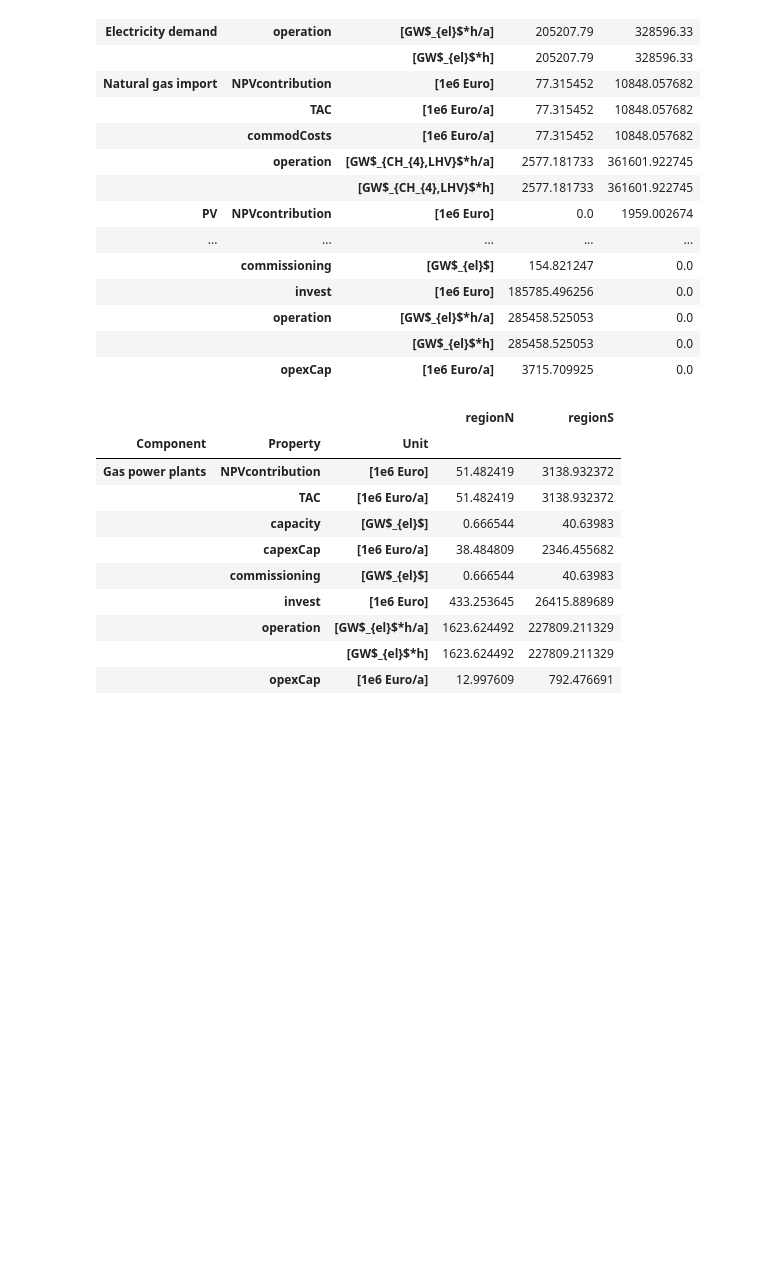
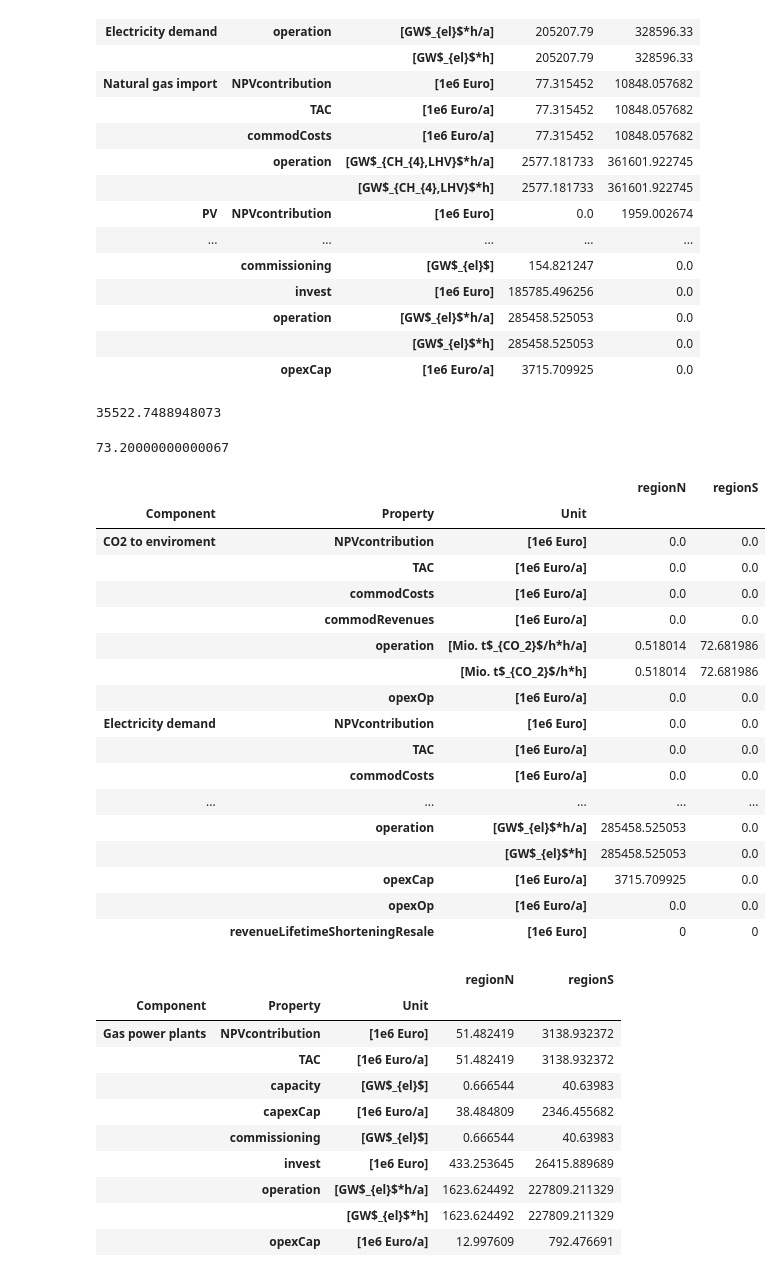
Before and after one commit to ayp234/FINE1, a Jupyter notebook: examples/00_Tutorial/00_Tutorial.ipynb, the cells around one changed output. Cells and saved outputs as stored; diff of their text form; code cells hidden in the pictures; blank space fills up the shorter version.

```diff
--- a/examples/00_Tutorial/00_Tutorial.ipynb
+++ b/examples/00_Tutorial/00_Tutorial.ipynb
@@ -476,6 +462,35 @@ display(esM.getOptimizationSummary("SourceSinkModel", outputLevel=2))
 |  | operation | [GW$_{el}$*h/a] | 285458.525053 | 0.0 |
 |  |  | [GW$_{el}$*h] | 285458.525053 | 0.0 |
 |  | opexCap | [1e6 Euro/a] | 3715.709925 | 0.0 |
+# %%
+srcSnkSummary.xs('TAC', level='Property').sum().sum()
+# %% [output]
+35522.7488948073
+# %%
+srcSnkSummary.xs(('operation', '[Mio. t$_{CO_2}$/h*h/a]'), level=('Property', 'Unit')).loc['CO2 to enviroment'].sum()
+# %% [output]
+73.20000000000067
+# %%
+srcSnkSummary
+# %% [output]
+|  |  |  | regionN | regionS |
+| Component | Property | Unit |  |  |
+| CO2 to enviroment | NPVcontribution | [1e6 Euro] | 0.0 | 0.0 |
+|  | TAC | [1e6 Euro/a] | 0.0 | 0.0 |
+|  | commodCosts | [1e6 Euro/a] | 0.0 | 0.0 |
+|  | commodRevenues | [1e6 Euro/a] | 0.0 | 0.0 |
+|  | operation | [Mio. t$_{CO_2}$/h*h/a] | 0.518014 | 72.681986 |
+|  |  | [Mio. t$_{CO_2}$/h*h] | 0.518014 | 72.681986 |
+|  | opexOp | [1e6 Euro/a] | 0.0 | 0.0 |
+| Electricity demand | NPVcontribution | [1e6 Euro] | 0.0 | 0.0 |
+|  | TAC | [1e6 Euro/a] | 0.0 | 0.0 |
+|  | commodCosts | [1e6 Euro/a] | 0.0 | 0.0 |
+| ... | ... | ... | ... | ... |
+|  | operation | [GW$_{el}$*h/a] | 285458.525053 | 0.0 |
+|  |  | [GW$_{el}$*h] | 285458.525053 | 0.0 |
+|  | opexCap | [1e6 Euro/a] | 3715.709925 | 0.0 |
+|  | opexOp | [1e6 Euro/a] | 0.0 | 0.0 |
+|  | revenueLifetimeShorteningResale | [1e6 Euro] | 0 | 0 |
 # %%
 convSummary = esM.getOptimizationSummary("ConversionModel", outputLevel=1)
 display(esM.getOptimizationSummary("ConversionModel", outputLevel=2))
```
Also changed, not shown: parts of 6 cells of this notebook, 3 other files.
